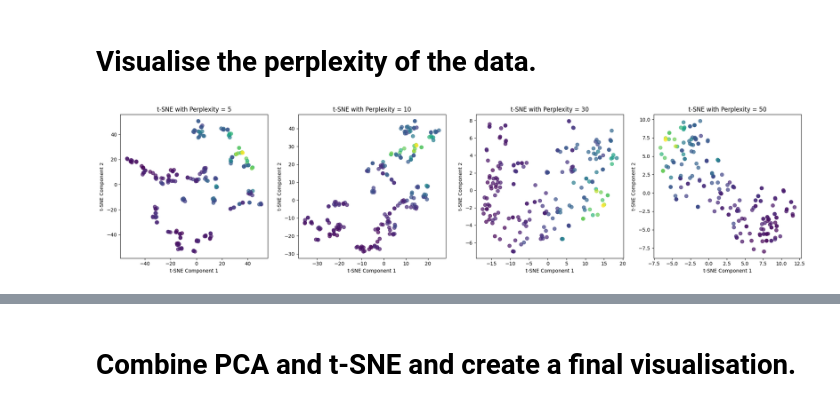
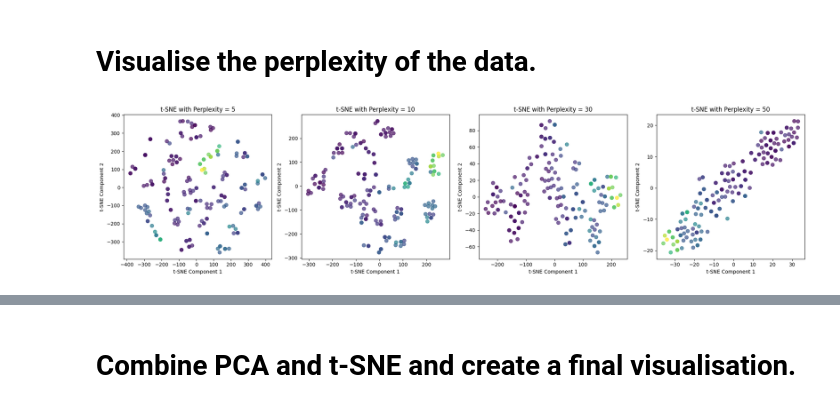
Before and after one commit to sheldonkemper/portfolio, a Jupyter notebook: CAM_DS_C101_Activity_4_2_4.ipynb, the cells around one changed output, grey strips where cells are left out. Drawn from its saved outputs; the diff is of its cells as text; code cells hidden in the pictures.

```diff
--- a/CAM_DS_C101_Activity_4_2_4.ipynb
+++ b/CAM_DS_C101_Activity_4_2_4.ipynb
@@ -272,0 +384,6 @@ print(vif_df)
+# %%
+# Apply SelectKBest
+selector = SelectKBest(mutual_info_regression, k=10)  # Adjust k as needed
+X_selected = selector.fit_transform(X_reduced_best, y)
+
+print(X_selected.shape)
@@ -272,0 +392,14 @@ print(vif_df)
+# %%
+# Convert X_selected to a DataFrame for VIF calculation
+X_selected_df = pd.DataFrame(X_selected)
+# Calculate VIF for selected features
+vif_data = calculate_vif(X_selected_df)
+
+# Check for high VIF values and potentially remove features
+max_vif = 17  # Adjust threshold as needed
+while vif_data['VIF'].max() > max_vif:
+  high_vif_feature = vif_data[vif_data['VIF'] == vif_data['VIF'].max()]['feature'].values[0]
+  X_selected_df = X_selected_df.drop(high_vif_feature, axis=1)
+  vif_data = calculate_vif(X_selected_df)
+
+print(X_selected_df.columns)
@@ -273,6 +408,4 @@ print(vif_df)
 # %%
-# Assuming X_reduced_best is your dataset after VIF analysis
 # Step 1: Standardize the data
 scaler = StandardScaler()
-X_scaled = scaler.fit_transform(X_reduced_best)
-print(X_scaled)
+X_scaled_df = scaler.fit_transform(X_selected_df)
@@ -355,8 +455,8 @@ plt.show()
 # %%
 # Step 2: Apply t-SNE
 # Set random_state for reproducibility
-tsne = TSNE(n_components=3, random_state=42)
-X_tsne = tsne.fit_transform(X_scaled)
+tsne = TSNE(n_components=2, random_state=42)
+X_tsne = tsne.fit_transform(X_scaled_df)
 
 # Step 3: Visualize the data
 plt.figure(figsize=(10, 7))
@@ -383,20 +477,20 @@ Non-Linear Relationships: t-SNE is particularly good at capturing non-linear rel
 # %%
 # List of perplexity values to test
 perplexities = [5, 10, 30, 50]
 
 # Set up the plots
 fig, axes = plt.subplots(1, len(perplexities), figsize=(20, 5))
 
 for i, perplexity in enumerate(perplexities):
     tsne = TSNE(n_components=2, perplexity=perplexity, random_state=42)
-    X_tsne = tsne.fit_transform(X_scaled)
+    X_tsne = tsne.fit_transform(X_scaled_df)
 
     axes[i].scatter(X_tsne[:, 0], X_tsne[:, 1], c=y, cmap='viridis', s=50, alpha=0.7)
     axes[i].set_title(f't-SNE with Perplexity = {perplexity}')
     axes[i].set_xlabel('t-SNE Component 1')
     axes[i].set_ylabel('t-SNE Component 2')
 
 plt.tight_layout()
 plt.show()
 # %% [output]
-[figure, old version]
+[figure, new version]
```
Also changed, not shown: parts of 49 cells of this notebook.
